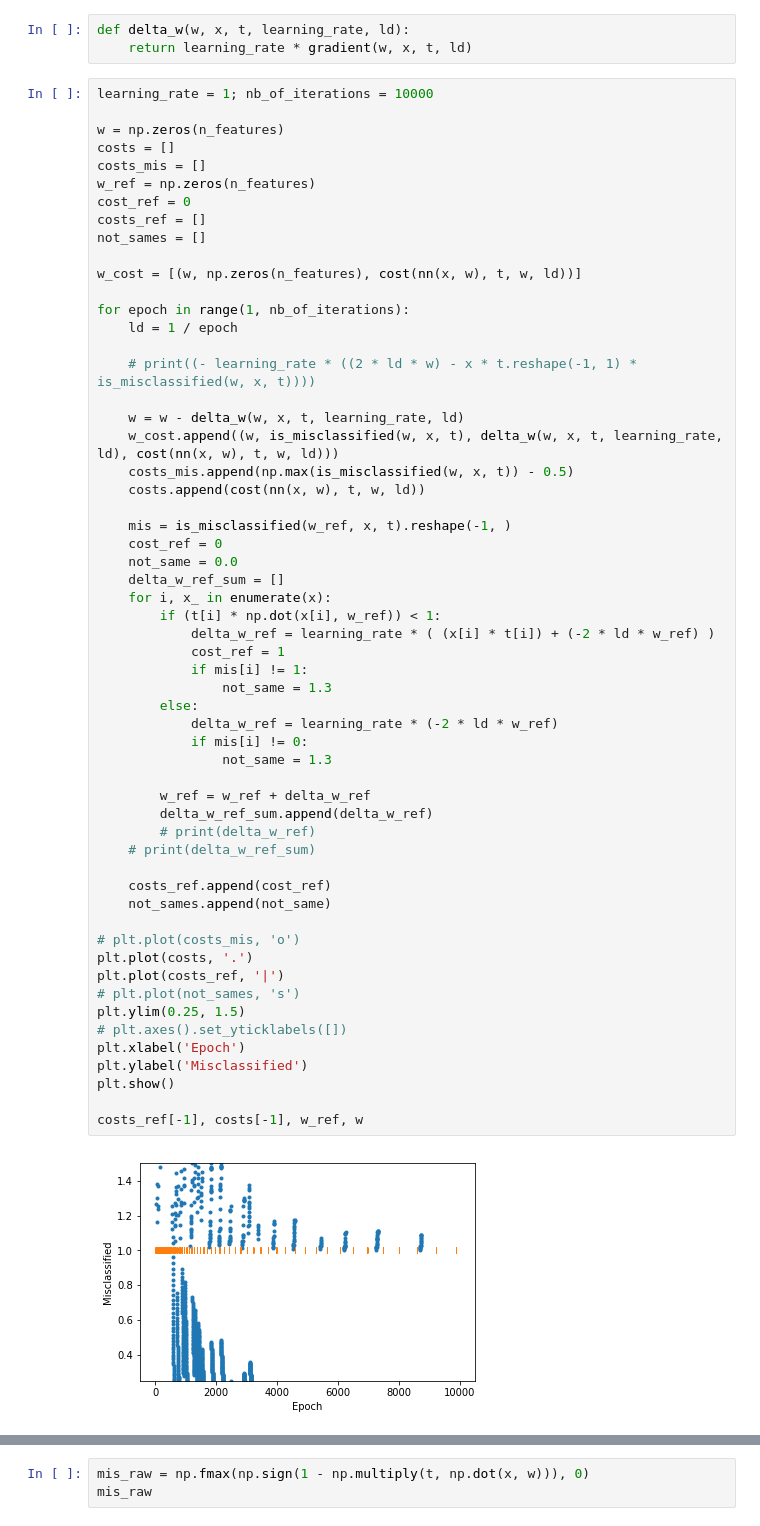
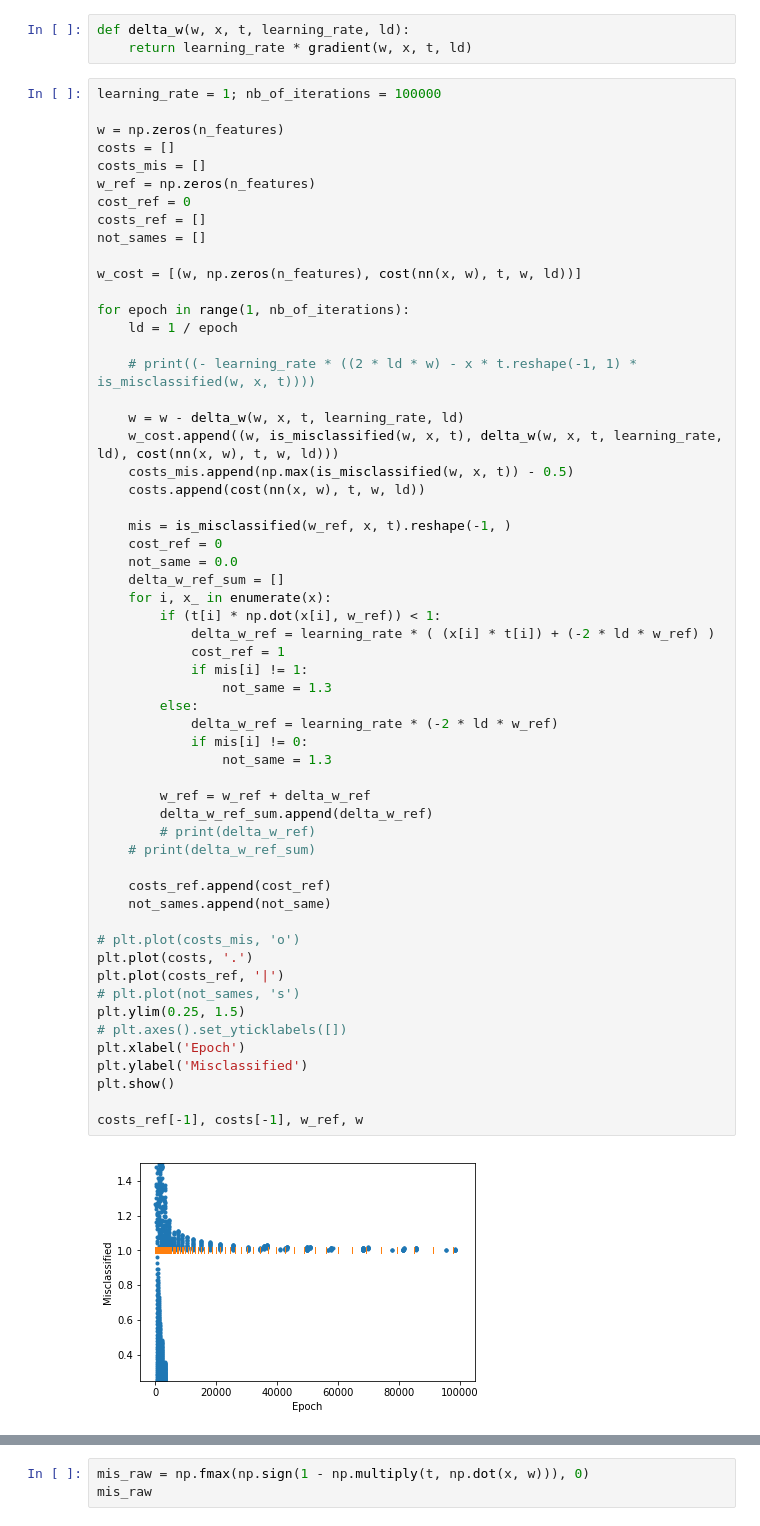
Before and after one commit to utensil/julia-playground, a Jupyter notebook: dl/hello_svm.ipynb, the cells around one changed output, grey strips where cells are left out. Cells and saved outputs as stored; diff of their text form.

```diff
--- a/dl/hello_svm.ipynb
+++ b/dl/hello_svm.ipynb
@@ -129,7 +129,7 @@ def gradient(w, x, t, ld): return np.sum((2 * ld * w) - x * t.reshape(-1, 1) * i
 def delta_w(w, x, t, learning_rate, ld):
     return learning_rate * gradient(w, x, t, ld)
 # %%
-learning_rate = 1; nb_of_iterations = 10000
+learning_rate = 1; nb_of_iterations = 100000
 
 w = np.zeros(n_features)
 costs = []
@@ -159,32 +159,32 @@ for epoch in range(1, nb_of_iterations):
         if (t[i] * np.dot(x[i], w_ref)) < 1:
             delta_w_ref = learning_rate * ( (x[i] * t[i]) + (-2 * ld * w_ref) )
             cost_ref = 1
             if mis[i] != 1:
                 not_same = 1.3
         else:
             delta_w_ref = learning_rate * (-2 * ld * w_ref)
             if mis[i] != 0:
                 not_same = 1.3
 
         w_ref = w_ref + delta_w_ref
         delta_w_ref_sum.append(delta_w_ref)
         # print(delta_w_ref)
     # print(delta_w_ref_sum)
 
     costs_ref.append(cost_ref)
     not_sames.append(not_same)
 
 # plt.plot(costs_mis, 'o')
 plt.plot(costs, '.')
 plt.plot(costs_ref, '|')
 # plt.plot(not_sames, 's')
 plt.ylim(0.25, 1.5)
 # plt.axes().set_yticklabels([])
 plt.xlabel('Epoch')
 plt.ylabel('Misclassified')
 plt.show()
 
 costs_ref[-1], costs[-1], w_ref, w
 # %% [output]
-[figure, old version]
+[figure, new version]
 (0,
```
Also changed, not shown: parts of 2 cells of this notebook.
